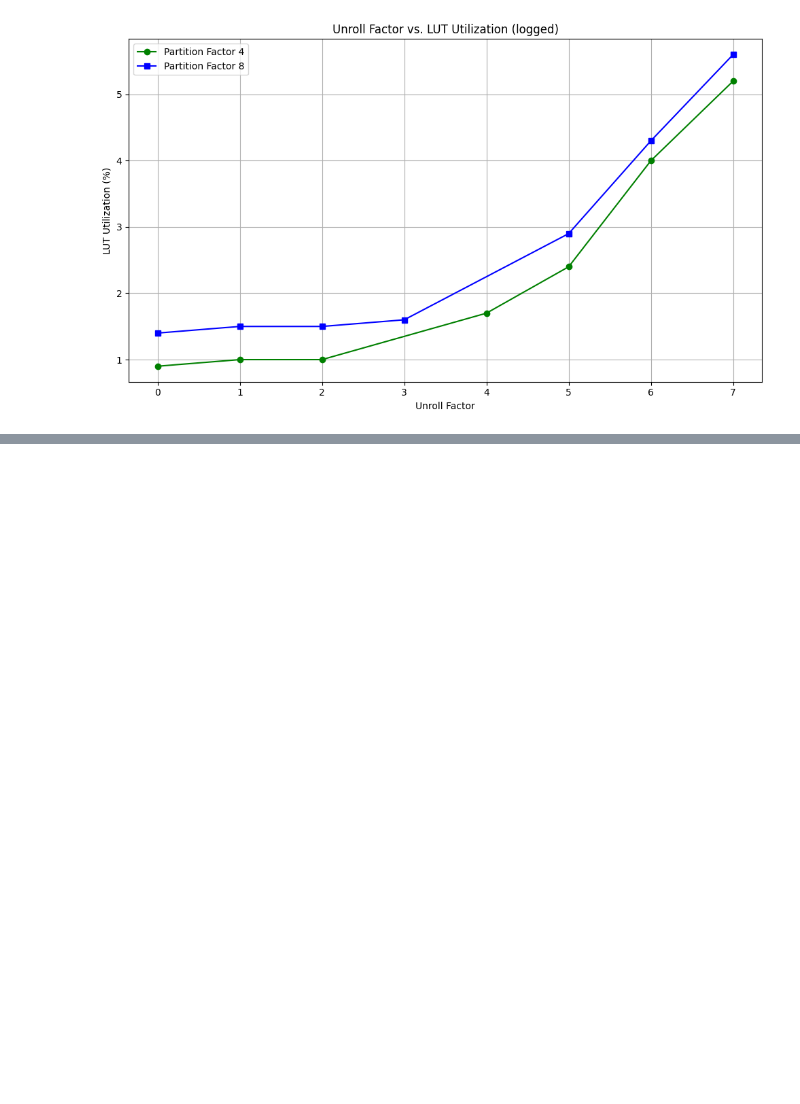
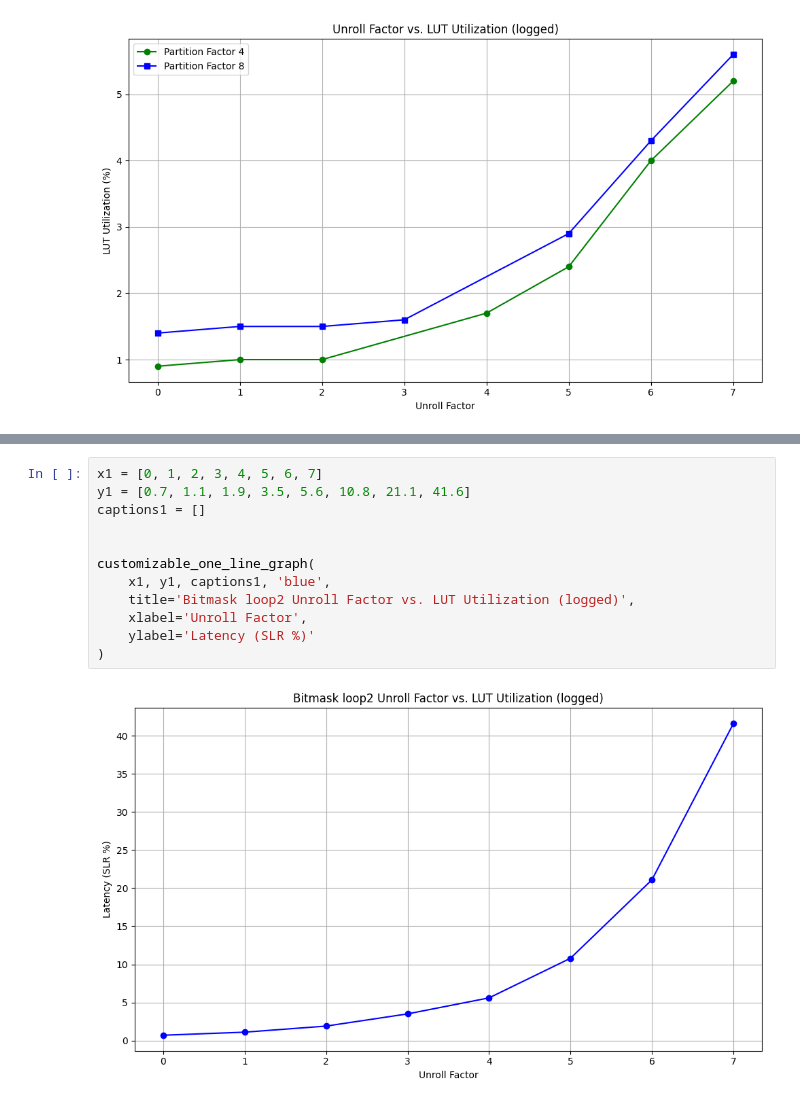
Before and after one commit to mlarson02/LargeRadiusJets, a Jupyter notebook: data/gep_plots.ipynb, the cells around one changed output, grey strips where cells are left out. Drawn from its saved outputs; the diff is of its cells as text; blank space fills up the shorter version.

```diff
--- a/data/gep_plots.ipynb
+++ b/data/gep_plots.ipynb
@@ -182,0 +253,14 @@ customizable_two_line_graph(
+# %%
+x1 = [0, 1, 2, 3, 4, 5, 6, 7]
+y1 = [0.7, 1.1, 1.9, 3.5, 5.6, 10.8, 21.1, 41.6]
+captions1 = []
+
+
+customizable_one_line_graph(
+    x1, y1, captions1, 'blue',
+    title='Bitmask loop2 Unroll Factor vs. LUT Utilization (logged)',
+    xlabel='Unroll Factor',
+    ylabel='Latency (SLR %)'
+)
+# %% [output]
+[figure, added]
```
Also changed, not shown: parts of 6 cells of this notebook.
